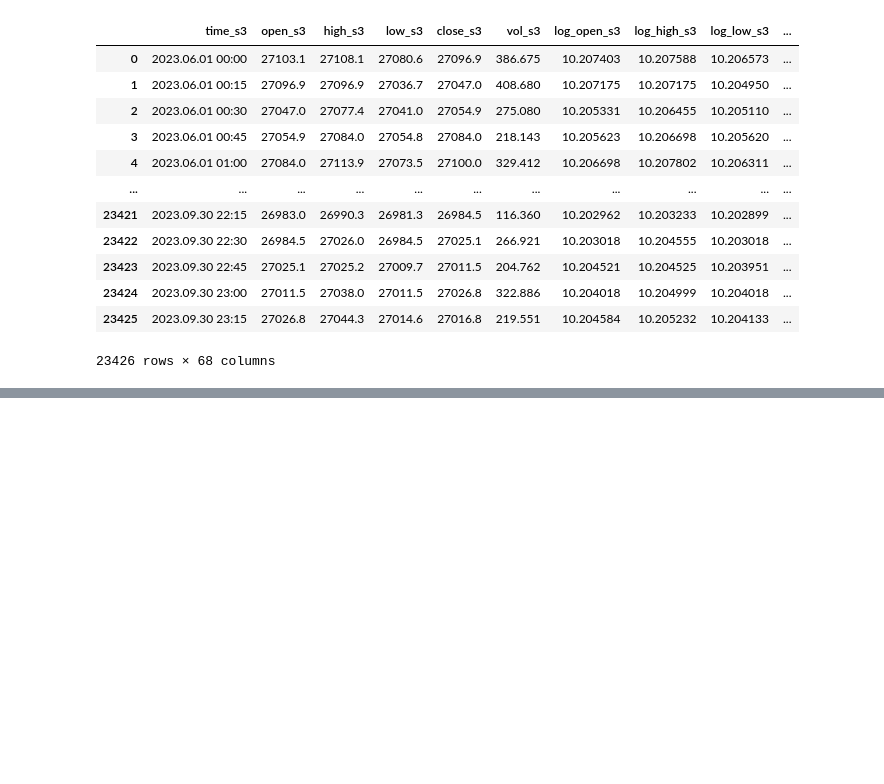
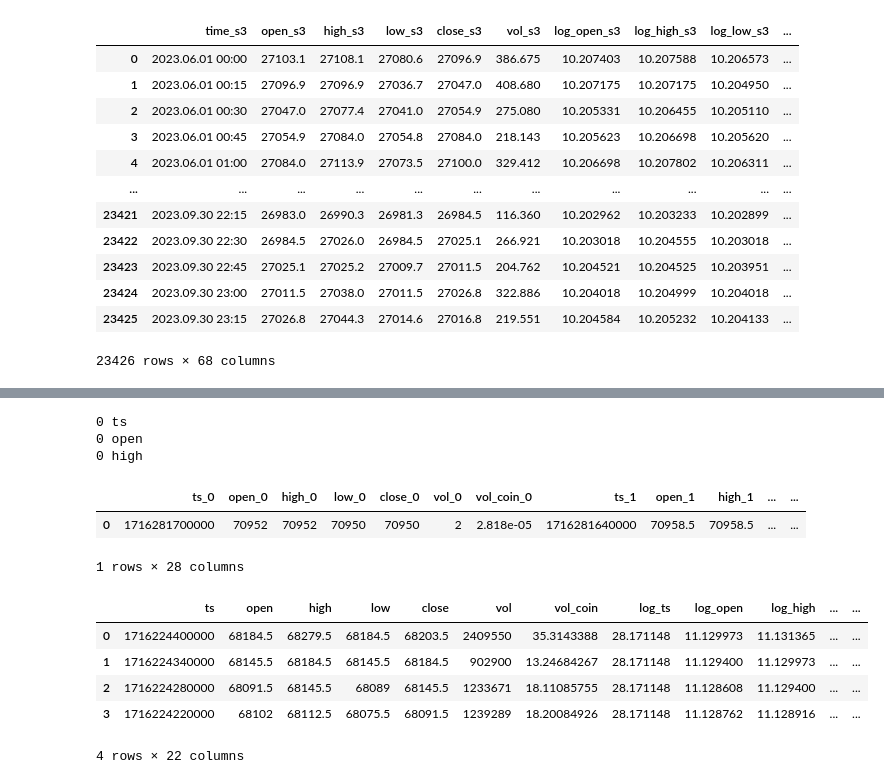
Before and after one commit to georghoeller/fastbook, a Jupyter notebook: my-stuff/lesson0-sqllite/lesson0-sqllite-tutorial.ipynb, the cells around one changed output, grey strips where cells are left out. Saved outputs shown, nothing was run; the diff lists cells and outputs as text; code cells hidden in the pictures; blank space fills up the shorter version.

```diff
--- a/my-stuff/lesson0-sqllite/sqllite.ipynb
+++ b/my-stuff/lesson0-sqllite/lesson0-sqllite-tutorial.ipynb
@@ -84,0 +90,23 @@ pd.read_sql('BTCUSDT',engine)
+# %%
+import requests
+import time
+import pandas as pd
+
+# Define the endpoint and parameters
+base_url = "https://api-testnet.bybit.com"
+endpoint = "/v5/market/kline"
+symbol = "BTCUSD"  # Example trading pair
+interval = "1"    # Kline interval, e.g., "1", "5", "15", "60", "240", etc.
+limit = 4        # Number of klines to fetch
+start_time = int(time.time()) - 3600 * 24  # Start time in seconds (e.g., 24 hours ago)
+
+# Construct the URL
+url = f"{base_url}{endpoint}?category=linear&symbol={symbol}&interval={interval}&limit={limit}"#&start_time={start_time}"
+
+# Make the GET request
+response = requests.get(url,headers={}, data={})
+data = response.json()
+
+print(data)
+print(pd.Timestamp(data["time"],unit="ms"))
+print(data["result"]["list"])
@@ -84,0 +166,6 @@ pd.read_sql('BTCUSDT',engine)
+# %%
+import numpy as np
+cols = ['ts','open', 'high', 'low', 'close','vol','vol_coin']
+
+df = pd.DataFrame(data["result"]["list"], columns=cols)
+df
@@ -84,0 +187,43 @@ pd.read_sql('BTCUSDT',engine)
+# %%
+multi_index_cols = stacked_df.to_frame().T.columns
+
+for i in multi_index_cols[:3]:
+    print( i[0], i[1])
+# %% [output]
+0 ts
+0 open
+0 high
+# %%
+# Stack the DataFrame
+stacked_df = df.stack()
+
+# Create a new DataFrame from the stacked series and transpose it
+# this creates a multi index data frame with tuples as indices, like [(0,'ts'),...]
+df_single_row = stacked_df.to_frame().T
+
+# now change the multiindex col to a single index col by replacing it witht a list of concatenated strings
+df_single_row.columns = [f'{col[1]}_{col[0]}' for col in df_single_row.columns]
+
+df_single_row
+# %% [output]
+|  | ts_0 | open_0 | high_0 | low_0 | close_0 | vol_0 | vol_coin_0 | ts_1 | open_1 | high_1 | ... | ... |
+| 0 | 1716281700000 | 70952 | 70952 | 70950 | 70950 | 2 | 2.818e-05 | 1716281640000 | 70958.5 | 70958.5 | ... | ... |
+1 rows × 28 columns
+# %%
+import numpy as np
+# applying logs
+for col in cols:
+    df["log_"+str(col)] = np.log(df[str(col)].astype('float64'))
+
+# normalize along "MinMaxScaler" (same like sci kit learn)
+for col in cols+["log_vol"]:
+    df["norm_"+str(col)] =  (df[str(col)].astype('float64') - np.min(df[str(col)].astype('float64')) ) / ( np.max(df[str(col)].astype('float64')) - np.min(df[str(col)].astype('float64')) )
+
+df
+# %% [output]
+|  | ts | open | high | low | close | vol | vol_coin | log_ts | log_open | log_high | ... | ... |
+| 0 | 1716224400000 | 68184.5 | 68279.5 | 68184.5 | 68203.5 | 2409550 | 35.3143388 | 28.171148 | 11.129973 | 11.131365 | ... | ... |
+| 1 | 1716224340000 | 68145.5 | 68184.5 | 68145.5 | 68184.5 | 902900 | 13.24684267 | 28.171148 | 11.129400 | 11.129973 | ... | ... |
+| 2 | 1716224280000 | 68091.5 | 68145.5 | 68089 | 68145.5 | 1233671 | 18.11085755 | 28.171148 | 11.128608 | 11.129400 | ... | ... |
+| 3 | 1716224220000 | 68102 | 68112.5 | 68075.5 | 68091.5 | 1239289 | 18.20084926 | 28.171148 | 11.128762 | 11.128916 | ... | ... |
+4 rows × 22 columns
```
Also changed, not shown: parts of 7 cells of this notebook, 6 other files.
